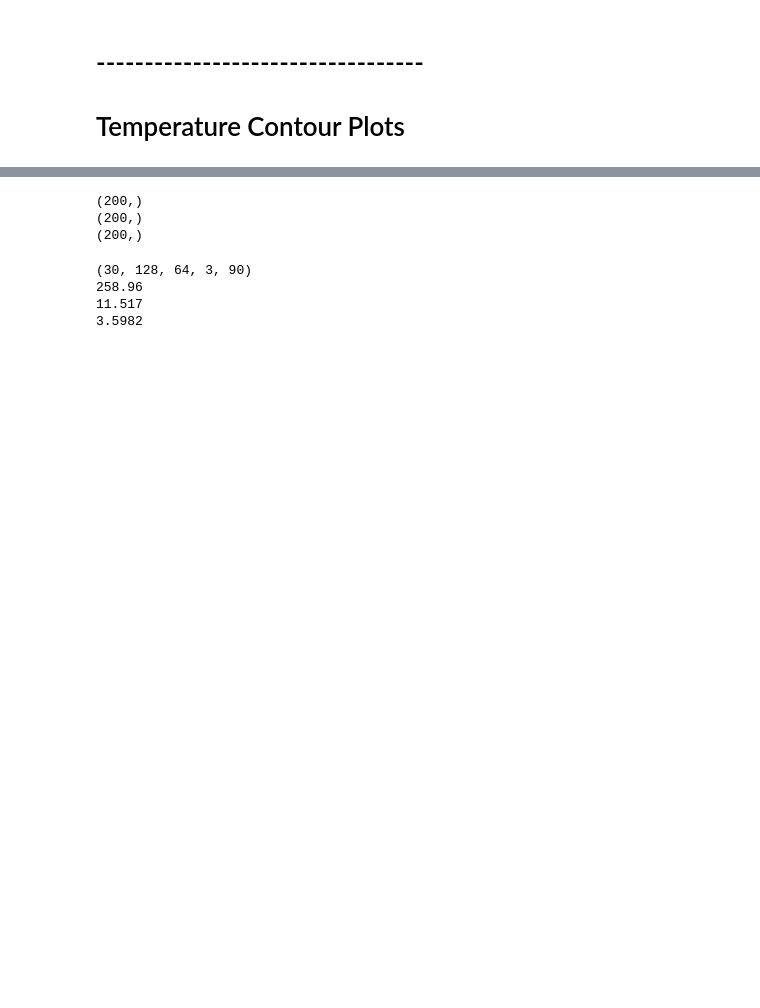
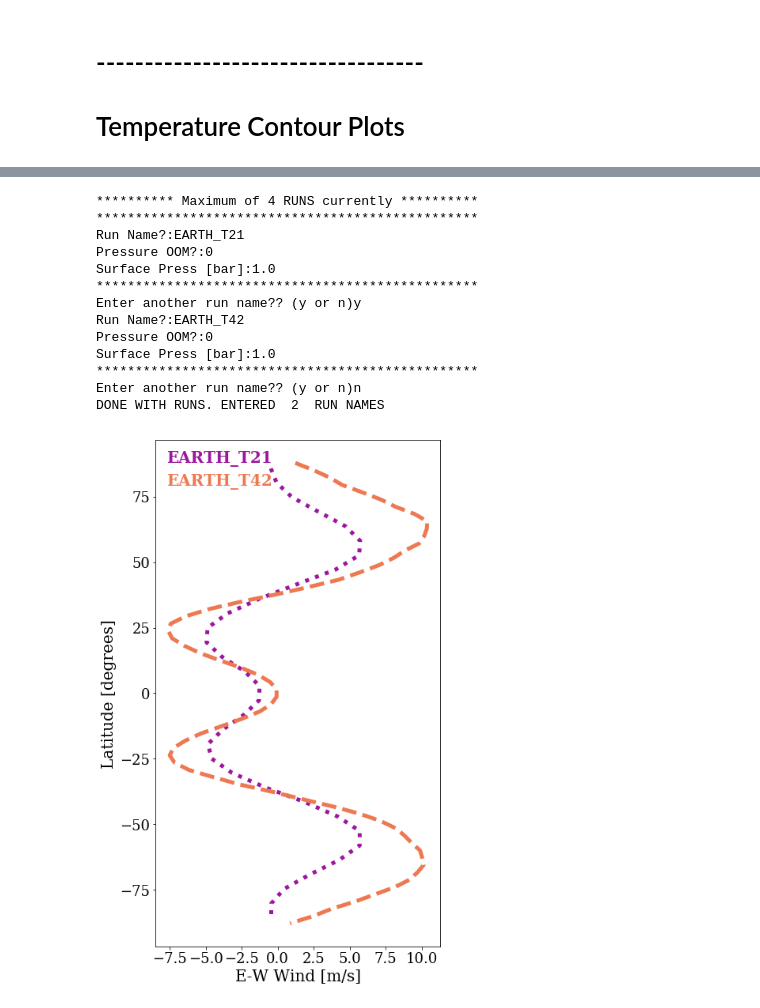
Before and after one commit to emily-rauscher/GCM_plots, a Jupyter notebook: PLOTS.ipynb, the cells around one changed output, grey strips where cells are left out. Saved outputs shown, nothing was run; the diff lists cells and outputs as text; code cells hidden in the pictures; blank space fills up the shorter version.

```diff
--- a/PLOTS.ipynb
+++ b/PLOTS.ipynb
@@ -227,3 +124,29 @@ test=lon_avg_wind(plot,lev,lo,data_26_t21,data_26_t42,data_26_t63,lat_arr_t21,la
+# %%
+from lon_avg import lon_avg
+
+path='Files/'
+lev=29
+plot=1              #0=temp, 1=U wind, 2=V wind,
+lo=True            #last orbit average
+ln=0.2  #left point of line labels (in 0-1)
+tn=0.93 #top point of line labels (in 0-1)
+%matplotlib inline
+test=lon_avg(path,plot,lev,lo,ln,tn)
+# %% [output]
+********** Maximum of 4 RUNS currently **********
+*************************************************
+Run Name?:EARTH_T21
+Pressure OOM?:0
+Surface Press [bar]:1.0
+*************************************************
+Enter another run name?? (y or n)y
+Run Name?:EARTH_T42
+Pressure OOM?:0
+Surface Press [bar]:1.0
+*************************************************
+Enter another run name?? (y or n)n
+DONE WITH RUNS. ENTERED  2  RUN NAMES
+[figure, added]
 # %%
 ## Maybe you want a movie showing the last orbit....
 import numpy as np
@@ -302,18 +212,0 @@ z = x*np.exp(-x**2-y**2)
-# %%
-print x.shape
-print y.shape
-print z.shape
-# %% [output]
-(200,)
-(200,)
-(200,)
-# %%
-print data_lo.shape
-print data_lo[29,0,0,0,0]
-print data_lo[29,0,0,1,0]
-print data_lo[29,0,0,2,0]
-# %% [output]
-(30, 128, 64, 3, 90)
-258.96
-11.517
-3.5982
```
Also changed, not shown: parts of 7 cells of this notebook, 1 other file.
